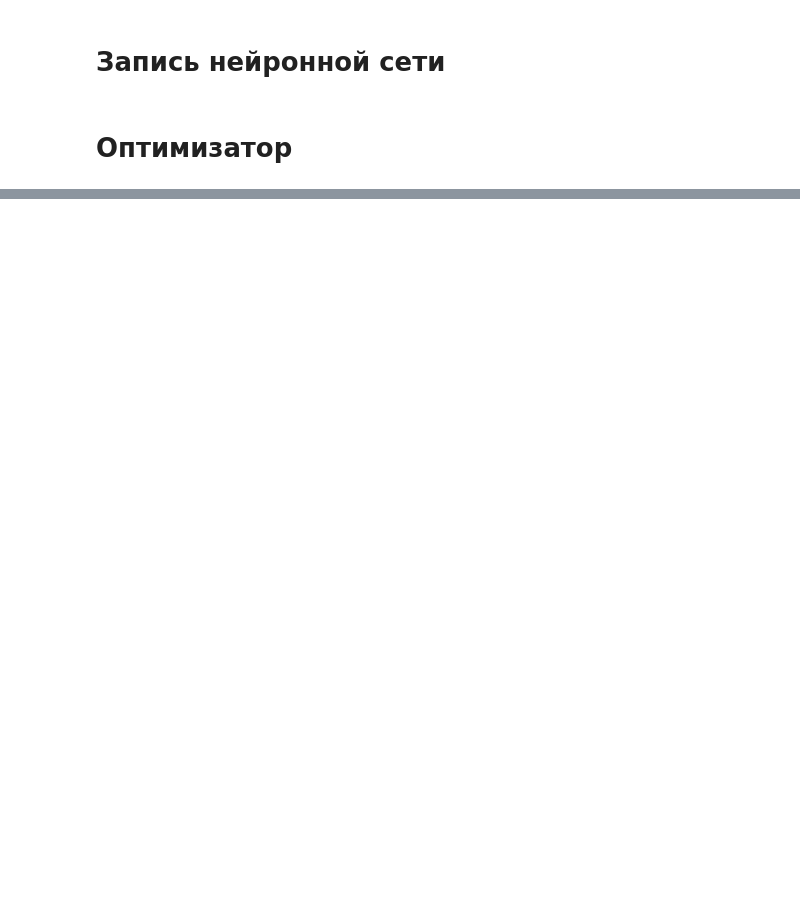
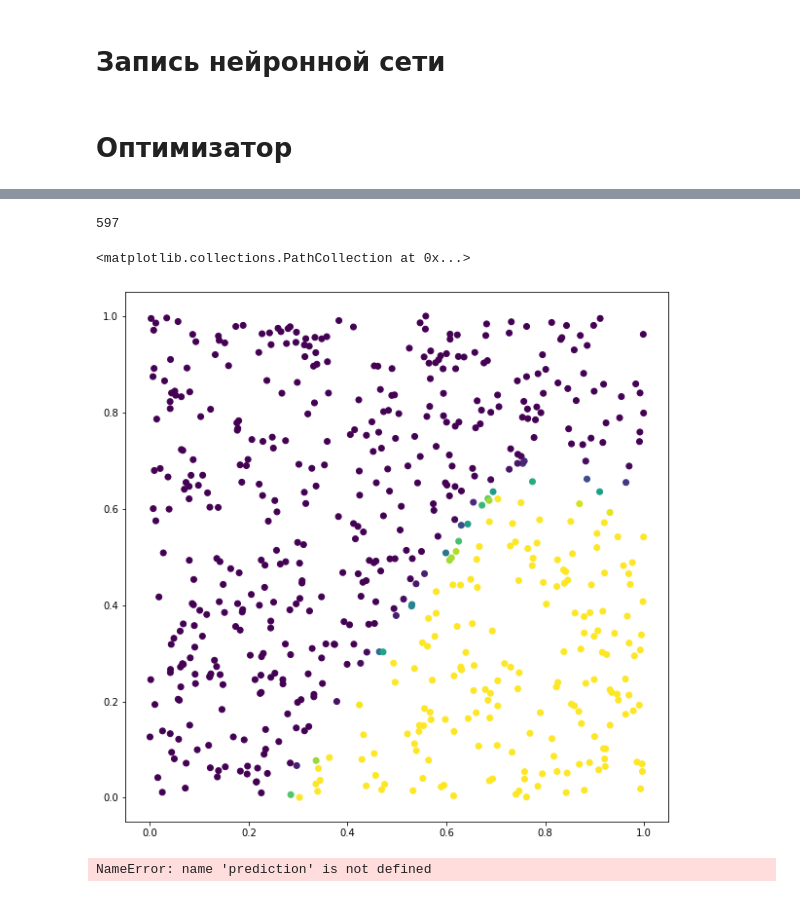
Before and after one commit to Dranikf/diplom_project, a Jupyter notebook: prog/why logit is linear/nn_for_non_linar.ipynb, the cells around one changed output, grey strips where cells are left out. Cells and saved outputs as stored; diff of their text form; code cells hidden in the pictures; blank space fills up the shorter version.

```diff
--- a/prog/why logit is linear/nn_for_non_linar.ipynb
+++ b/prog/why logit is linear/nn_for_non_linar.ipynb
@@ -20,9 +32,14 @@ class SimpleNet(nn.Module):
         self.fc1 = nn.Linear(2, 2)
         self.fc2 = nn.Linear(2, 1)
 
+        self.fc1.weight = \
+        torch.nn.parameter.Parameter(torch.tensor([[-1.8193, 4.6818], [-5.7335, 2.2301]]))
+        self.fc2.weight = \
+        torch.nn.parameter.Parameter(torch.tensor([[-3.3749, -5.6865]]))
+
     def forward(self, x):
         x = F.relu(self.fc1(x))
-        x = F.sigmoid(self.fc2(x))
+        x = torch.sigmoid(self.fc2(x))
         return x
 
 simple_net = SimpleNet()
@@ -30,0 +120,4 @@ simple_net = SimpleNet()
+# %%
+probs_hat = simple_net(torch.tensor(X.astype('float32'))).detach().numpy()
+p_bar = get_p_bar(Y, probs_hat)
+probs_hat
@@ -30,0 +142,17 @@ simple_net = SimpleNet()
+# %%
+is_correct_pred = ((probs_hat > p_bar).ravel() == Y)
+
+sum(is_correct_pred)
+# %% [output]
+597
+# %%
+
+plt.figure(figsize = [10,10])
+plt.scatter(X[:,0], X[:,1],c = probs_hat)
+# %% [output]
+<matplotlib.collections.PathCollection at 0x...>
+[figure, added]
+# %%
+prediction[X[:, 0] > 0.5]
+# %% [output]
+NameError: name 'prediction' is not defined
```
Also changed, not shown: parts of 16 cells of this notebook, 5 other files.
